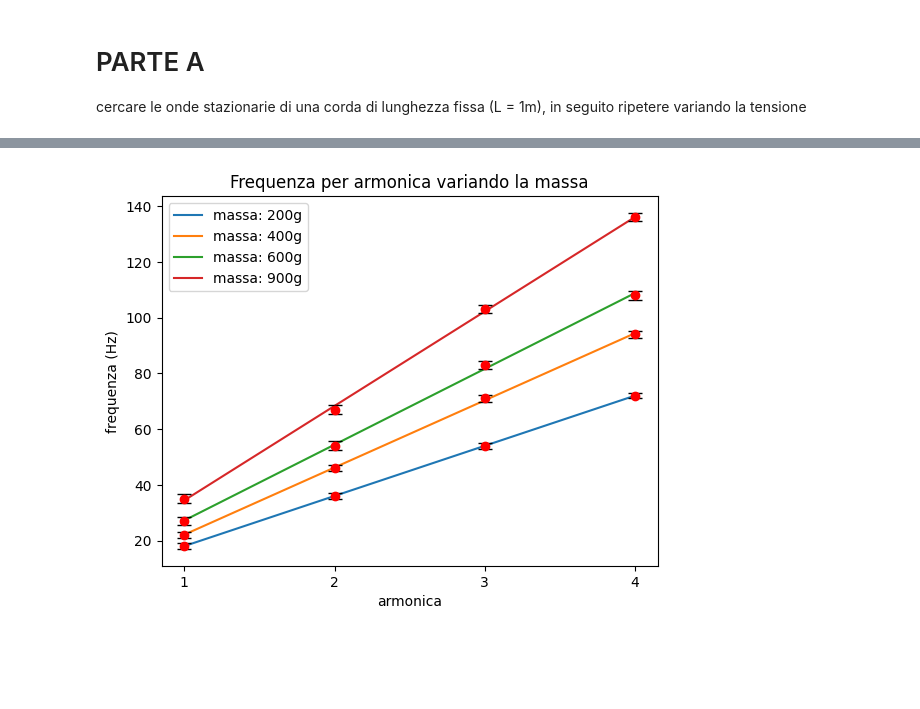
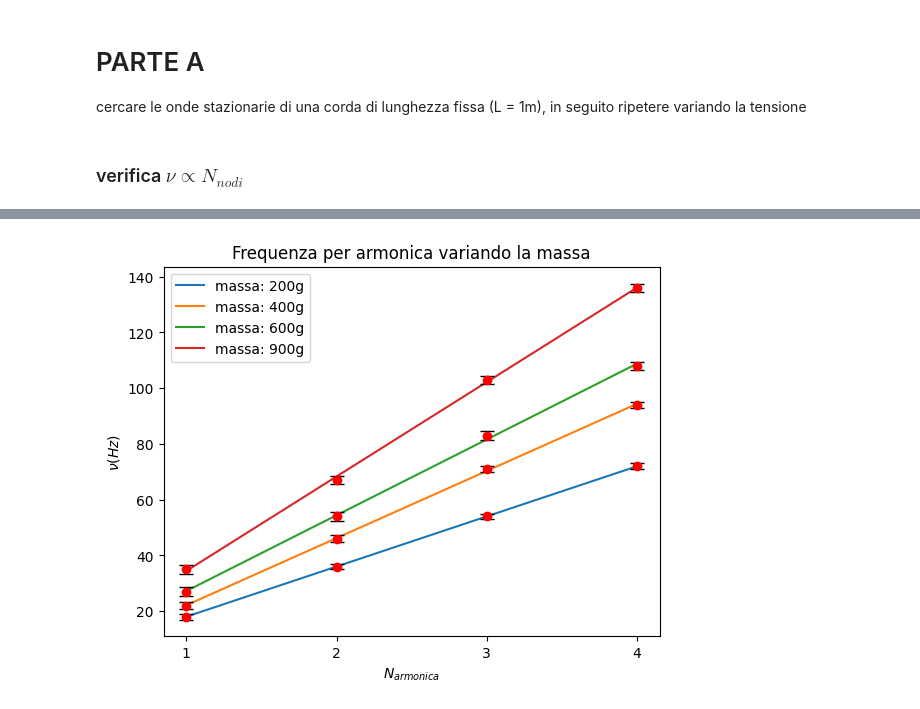
Before and after one commit to CarminatiGiovanni/LaboratorioFisica1, a Jupyter notebook: CORDA/PYTHON/frequenza_n_(1,2).ipynb, the cells around one changed output, grey strips where cells are left out. Drawn from its saved outputs; the diff is of its cells as text; code cells hidden in the pictures; blank space fills up the shorter version.

Commit message:
frequenza_n

```diff
--- a/CORDA/PYTHON/frequenza_n_(1,2).ipynb
+++ b/CORDA/PYTHON/frequenza_n_(1,2).ipynb
@@ -23,6 +23,8 @@ f4 = np.array(fr['f4'])
 
 n_armonica = np.array([1,2,3,4]) # armoniche instaurate
 ERRORE_SENSIBILITA_OSCILLOSCOPIO: Final = 1.0 # Hz
+# %% [markdown]
+### verifica $\nu \propto N_{nodi}$
 # %%
 from interpolazione3 import RettaInterpolata
 import matplotlib.pyplot as plt
@@ -33,11 +35,10 @@ for i in range(0,len(masse)):
     print(f'B: {r.B}, sigmaB: {r.sigmaB}, chi: {r.rchisquare}')
     plt.plot(r.x_best,r.y_best,label=f"massa: {int(masse[i]*1000)}g")
     plt.errorbar(n_armonica,f,yerr=r.sigmaY,fmt='o', ecolor='black', color="red", capsize=5)
-    r = None
 
 plt.title("Frequenza per armonica variando la massa")
-plt.xlabel("armonica")
-plt.ylabel("frequenza (Hz)")
+plt.xlabel("$N_{armonica}$")
+plt.ylabel(f"${chr(92)}nu (Hz)$")
 plt.xticks(n_armonica)
 plt.legend()
 plt.show()
@@ -49 +50 @@ B: 33.90000000956488, sigmaB: 0.5196152386174075, chi: 0.0208
-[figure, old version]
+[figure, new version]
```
Also changed, not shown: parts of 1 cell of this notebook.
